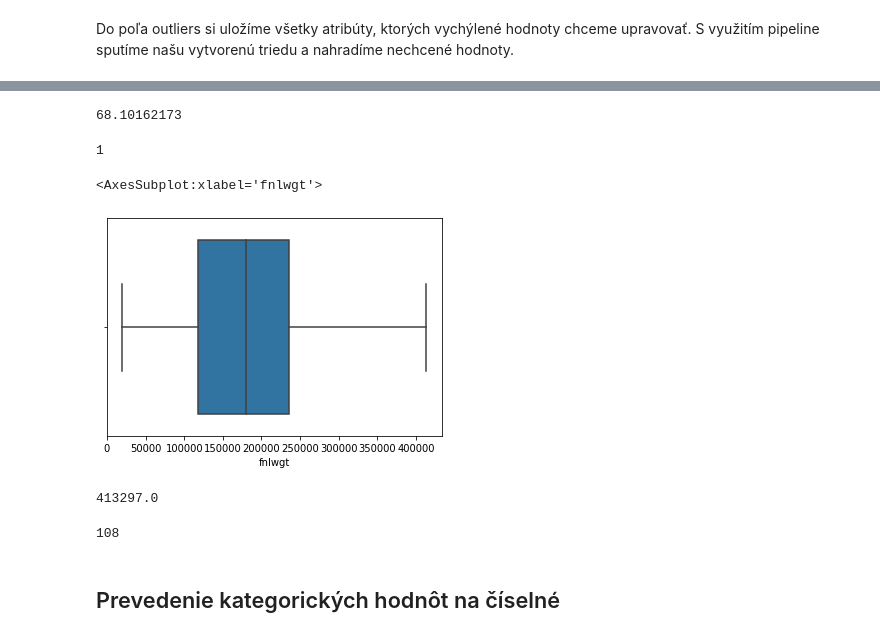
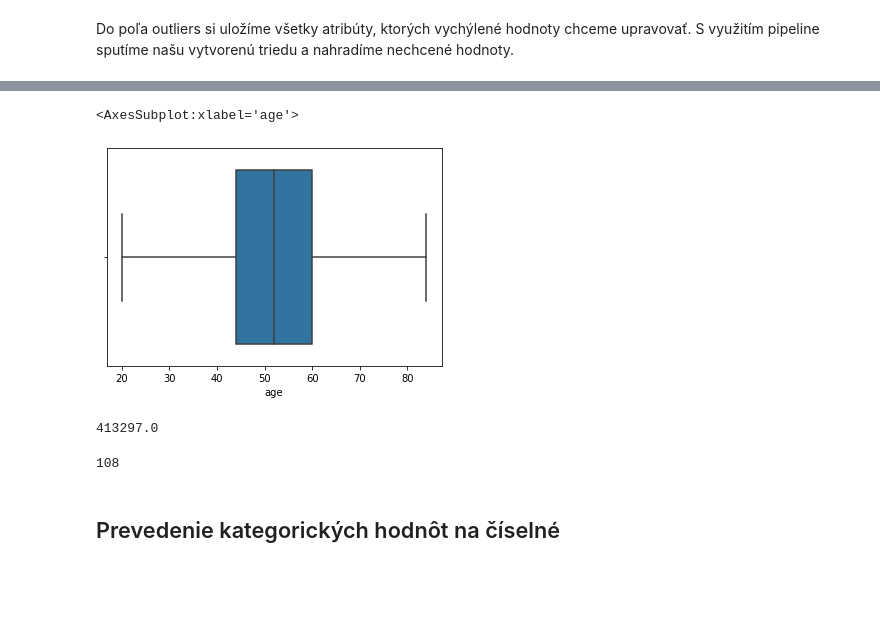
Before and after one commit to martinbudinsky3/diabetes-prediction, a Jupyter notebook: Budinsky_Balekova_Predspracovanie – kópia.ipynb, the cells around one changed output, grey strips where cells are left out. Saved outputs shown, nothing was run; the diff lists cells and outputs as text; code cells hidden in the pictures; blank space fills up the shorter version.

```diff
--- a/Budinsky_Balekova_Predspracovanie – kópia.ipynb
+++ b/Budinsky_Balekova_Predspracovanie – kópia.ipynb
@@ -665,24 +715,16 @@ sns.boxplot(train_data['skewness_glucose'])
+# %%
+sns.boxplot(train_data['age'])
+# %% [output]
+<AxesSubplot:xlabel='age'>
+[figure, added]
 # %%
-train_data['skewness_glucose'].max()
+train_data['fnlwgt'].max()
 # %% [output]
-68.10162173
+413297.0
 # %%
-train_data['skewness_glucose'].value_counts().max()
+train_data['fnlwgt'].value_counts().max()
 # %% [output]
-1
+108
-# %%
-sns.boxplot(df['fnlwgt'])
-# %% [output]
-<AxesSubplot:xlabel='fnlwgt'>
-[figure, removed]
-# %%
-df['fnlwgt'].max()
-# %% [output]
-413297.0
-# %%
-df['fnlwgt'].value_counts().max()
-# %% [output]
-108
 # %% [markdown]
 ## Prevedenie kategorických hodnôt na číselné
 # %%
```
Also changed, not shown: parts of 7 cells of this notebook.
